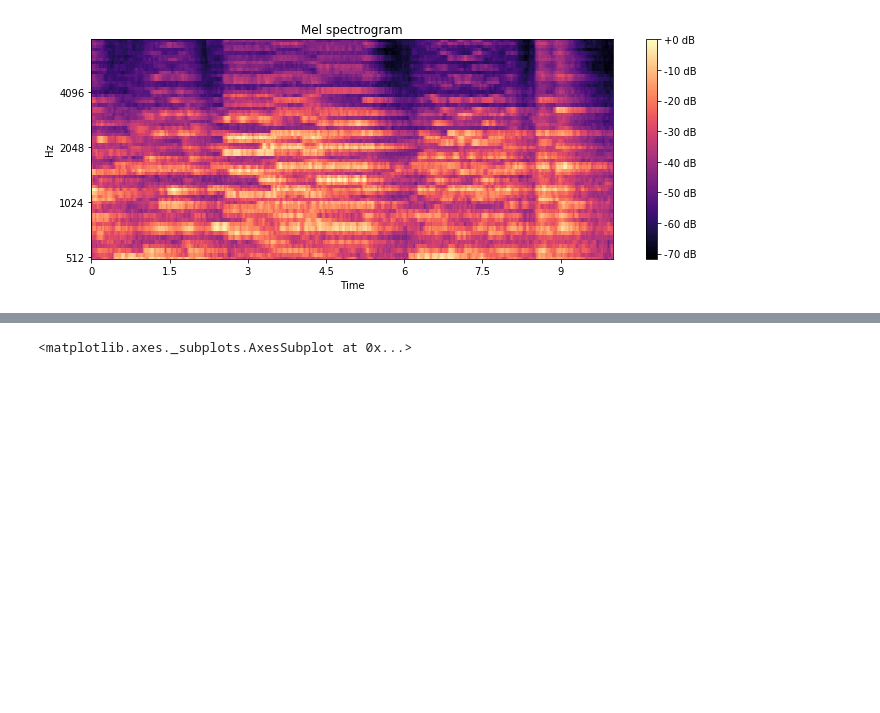
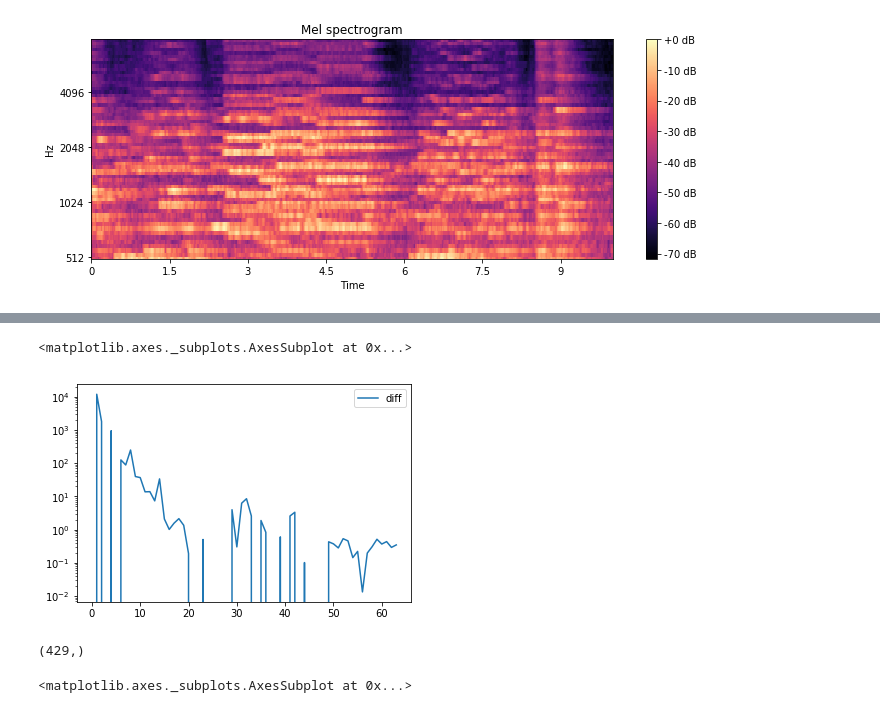
Before and after one commit to jonnor/datascience-master, a Jupyter notebook: dcase2018/Features.ipynb, the cells around one changed output, grey strips where cells are left out. Saved outputs shown, nothing was run; the diff lists cells and outputs as text; code cells hidden in the pictures; blank space fills up the shorter version.

```diff
--- a/dcase2018/Features.ipynb
+++ b/dcase2018/Features.ipynb
@@ -131,3 +143,20 @@ ours (64, 429)
+# %%
+import features
+rr = features.melspec_maxp(r)
+nn = features.melspec_maxp(n)
+pandas.DataFrame({
+    #'ref': rr,
+    #'ours': nn,
+    'diff': nn-rr,
+}).plot(logy=True)
+# %% [output]
+<matplotlib.axes._subplots.AxesSubplot at 0x...>
+[figure, added]
+# %%
+m  = numpy.mean(r, axis=0)
+m.shape
+# %% [output]
+(429,)
 # %%
 df = pandas.DataFrame({
     'hann_fft': librosa.filters.get_window('hann', 1024, fftbins=True),
```
Also changed, not shown: parts of 3 cells of this notebook, 5 other files.
